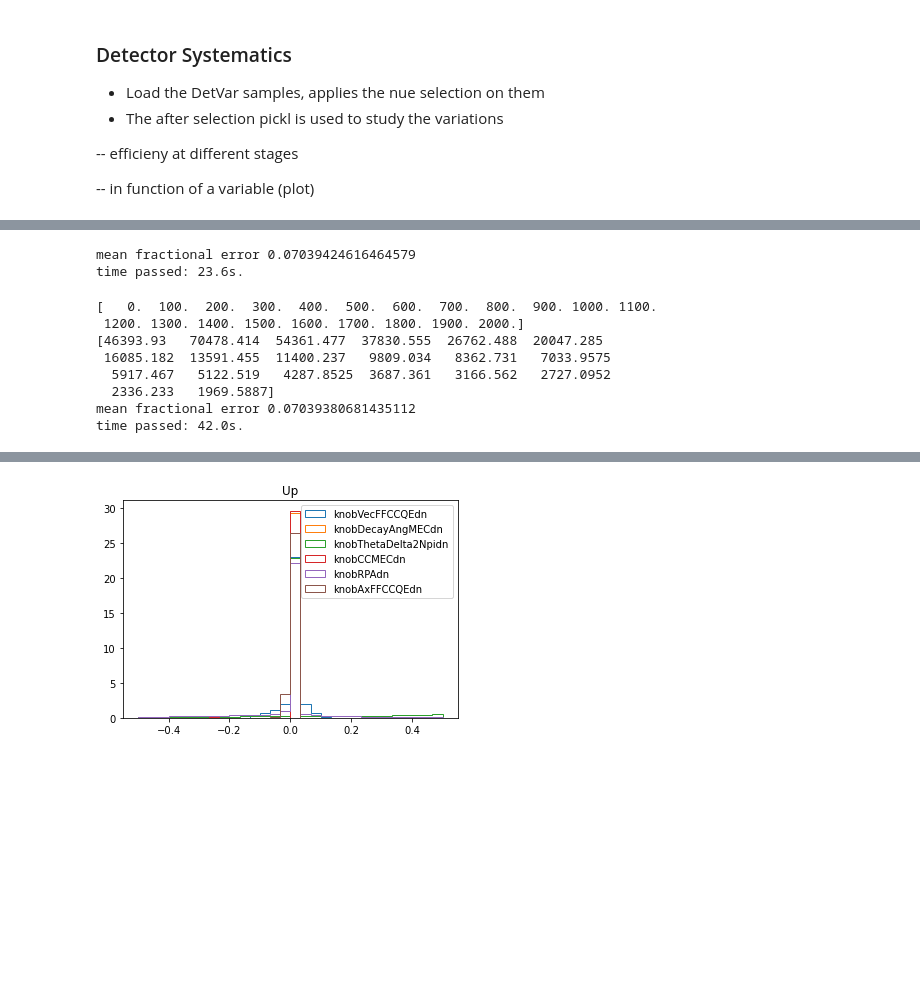
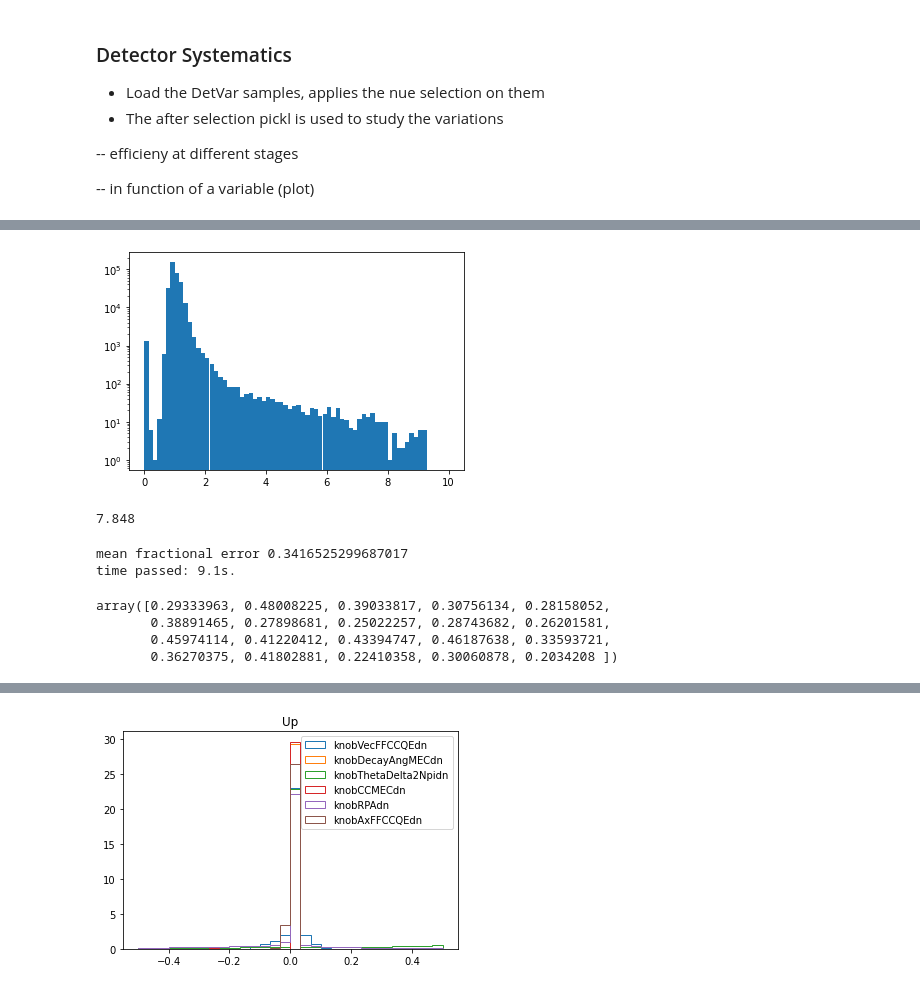
Before and after one commit to Wouter-VDP/nuecc_python, a Jupyter notebook: NuePlots_DetSys.ipynb, the cells around one changed output, grey strips where cells are left out. Saved outputs shown, nothing was run; the diff lists cells and outputs as text; code cells hidden in the pictures; blank space fills up the shorter version.

```diff
--- a/NuePlots_DetSys.ipynb
+++ b/NuePlots_DetSys.ipynb
@@ -33,3 +75,13 @@ _ = plt.hist(values, range=(x_min,x_max), bins=n_bins, weights=cv_weights)
+# %%
+genie_weights[np.where(genie_weights>20)]=1
+plt.hist(np.mean(genie_weights, axis=1), bins=70, range=(0,10))
+plt.yscale('log')
+# %% [output]
+[figure, added]
+# %%
+genie_weights[row_nr].mean()
+# %% [output]
+7.848
 # %%
 def cov_nonvec(values, cv_weights, weights, x_min, x_max, n_bins):
     start = time.time()
@@ -55,7 +107,7 @@ def cov_halfvec(values, cv_weights, weights, x_min, x_max, n_bins):
     n_cv, bin_edges = np.histogram(values, weights=cv_weights, range=(x_min,x_max), bins=n_bins)
     binning = np.digitize(values, bin_edges)-1
     weights = np.multiply(weights,cv_weights[:, np.newaxis])
-    n_uni = flux_weights.shape[1]
+    n_uni = weights.shape[1]
     n = np.empty((n_bins, n_uni))
     cov_this = np.zeros([n_bins, n_bins])
     for i in range(n_bins):
@@ -66,19 +118,15 @@ def cov_halfvec(values, cv_weights, weights, x_min, x_max, n_bins):
     end = time.time()
     print("mean fractional error", np.mean(np.sqrt(np.diag(cov_this / n_uni)) / n_cv))
     print('time passed: {:.1f}s.'.format(end-start))
-
-cov_halfvec(values, cv_weights, flux_weights, x_min, x_max, n_bins)
+    return np.sqrt(np.diag(cov_this / n_uni)) / n_cv
+fraq_err_bin = cov_halfvec(values, cv_weights, genie_weights, x_min, x_max, n_bins)
 # %% [output]
-mean fractional error 0.07039424616464579
-time passed: 23.6s.
+mean fractional error 0.3416525299687017
+time passed: 9.1s.
-# %%
-cov_nonvec(values, cv_weights, flux_weights, x_min, x_max, n_bins)
-# %% [output]
-[   0.  100.  200.  300.  400.  500.  600.  700.  800.  900. 1000. 1100.
- 1200. 1300. 1400. 1500. 1600. 1700. 1800. 1900. 2000.]
-[46393.93   70478.414  54361.477  37830.555  26762.488  20047.285
- 16085.182  13591.455  11400.237   9809.034   8362.731   7033.9575
-  5917.467   5122.519   4287.8525  3687.361   3166.562   2727.0952
-  2336.233   1969.5887]
-mean fractional error 0.07039380681435112
-time passed: 42.0s.
+# %%
+fraq_err_bin
+# %% [output]
+array([0.29333963, 0.48008225, 0.39033817, 0.30756134, 0.28158052,
+       0.38891465, 0.27898681, 0.25022257, 0.28743682, 0.26201581,
+       0.45974114, 0.41220412, 0.43394747, 0.46187638, 0.33593721,
+       0.36270375, 0.41802881, 0.22410358, 0.30060878, 0.2034208 ])
```
Also changed, not shown: parts of 8 cells of this notebook, 39 other files.
